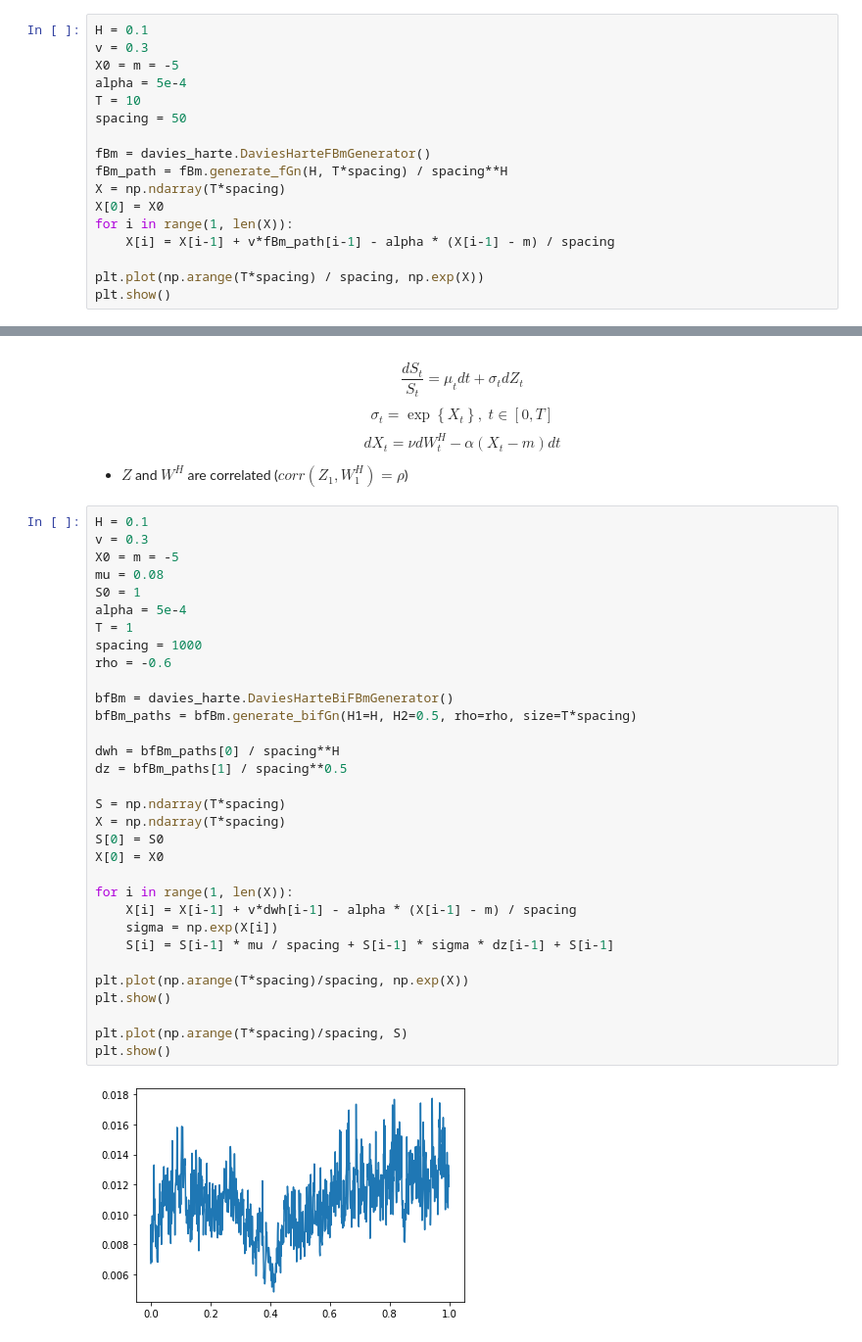
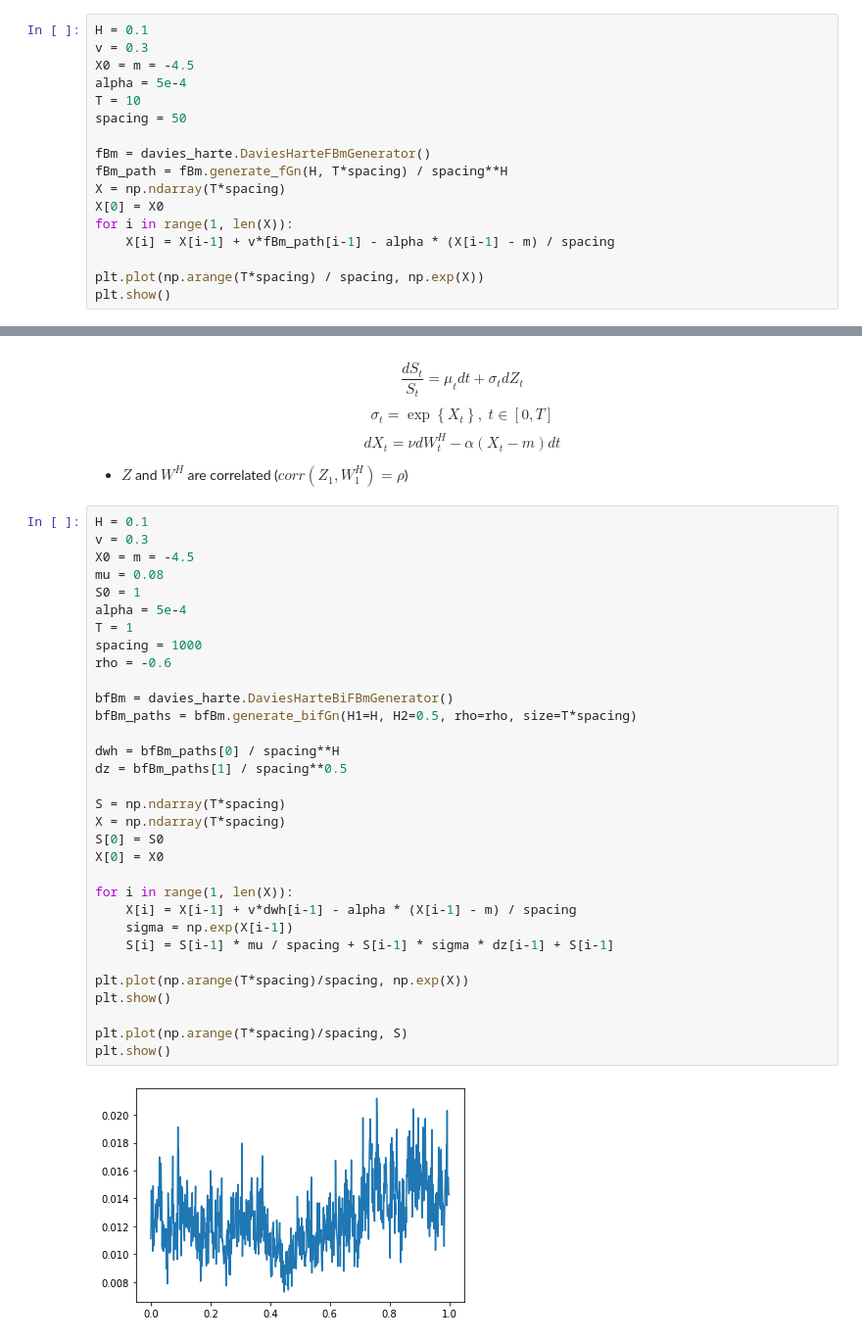
Before and after one commit to kaiboy05/fbm, a Jupyter notebook: notebooks/RFSV.ipynb, the cells around one changed output, grey strips where cells are left out. Shown: that part at 98% size. Saved outputs shown, nothing was run; the diff lists cells and outputs as text.

Commit message:
Changed sigma mean

```diff
--- a/notebooks/RFSV.ipynb
+++ b/notebooks/RFSV.ipynb
@@ -15,7 +15,7 @@ $$\sigma_t = \exp \left\{ \nu dW^{H}_t - \alpha(X_t - m)dt \right\} ,\; t\in [0,
 # %%
 H = 0.1
 v = 0.3
-X0 = m = -5
+X0 = m = -4.5
 alpha = 5e-4
 T = 10
 spacing = 50
@@ -39,34 +39,34 @@ $$dX_t =  \nu dW^{H}_t - \alpha(X_t - m)dt$$
 # %%
 H = 0.1
 v = 0.3
-X0 = m = -5
+X0 = m = -4.5
 mu = 0.08
 S0 = 1
 alpha = 5e-4
 T = 1
 spacing = 1000
 rho = -0.6
 
 bfBm = davies_harte.DaviesHarteBiFBmGenerator()
 bfBm_paths = bfBm.generate_bifGn(H1=H, H2=0.5, rho=rho, size=T*spacing)
 
 dwh = bfBm_paths[0] / spacing**H
 dz = bfBm_paths[1] / spacing**0.5
 
 S = np.ndarray(T*spacing)
 X = np.ndarray(T*spacing)
 S[0] = S0
 X[0] = X0
 
 for i in range(1, len(X)):
     X[i] = X[i-1] + v*dwh[i-1] - alpha * (X[i-1] - m) / spacing
-    sigma = np.exp(X[i])
+    sigma = np.exp(X[i-1])
     S[i] = S[i-1] * mu / spacing + S[i-1] * sigma * dz[i-1] + S[i-1]
 
 plt.plot(np.arange(T*spacing)/spacing, np.exp(X))
 plt.show()
 
 plt.plot(np.arange(T*spacing)/spacing, S)
 plt.show()
 # %% [output]
-[figure, old version]
+[figure, new version]
```
Also changed, not shown: parts of 2 cells of this notebook.
